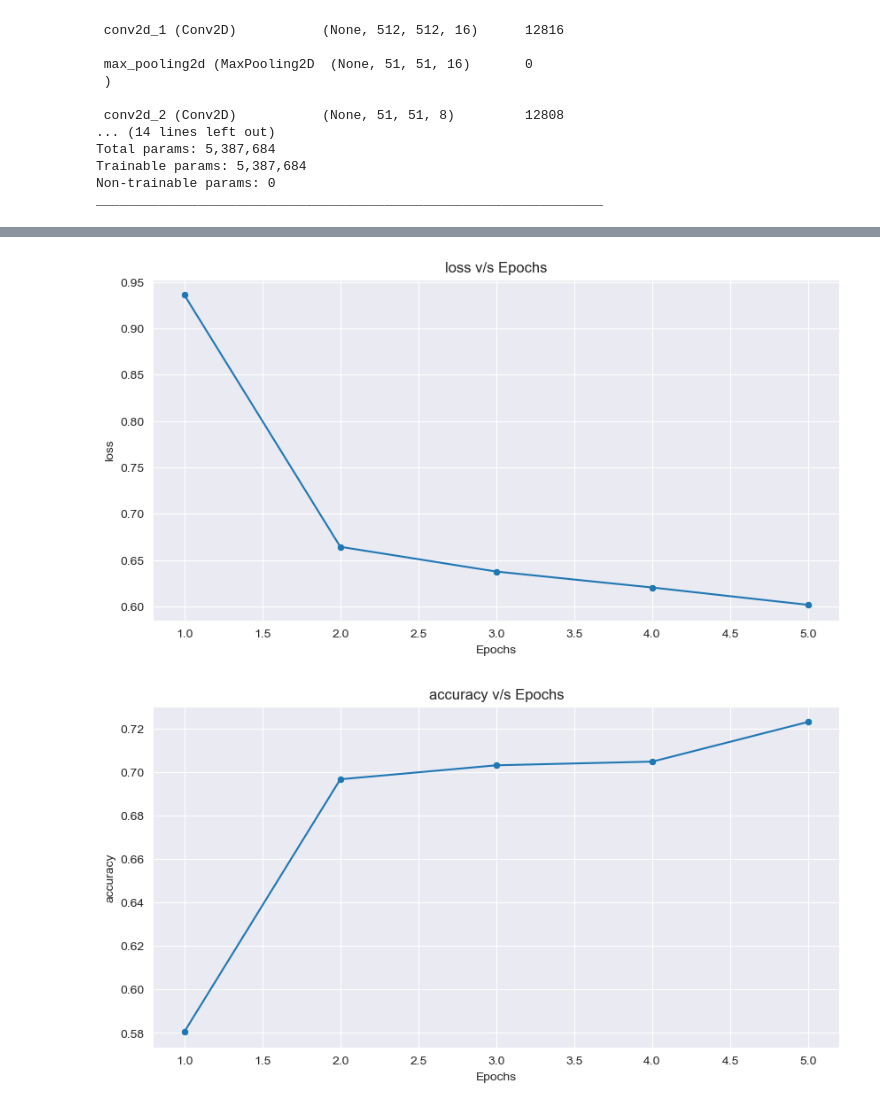
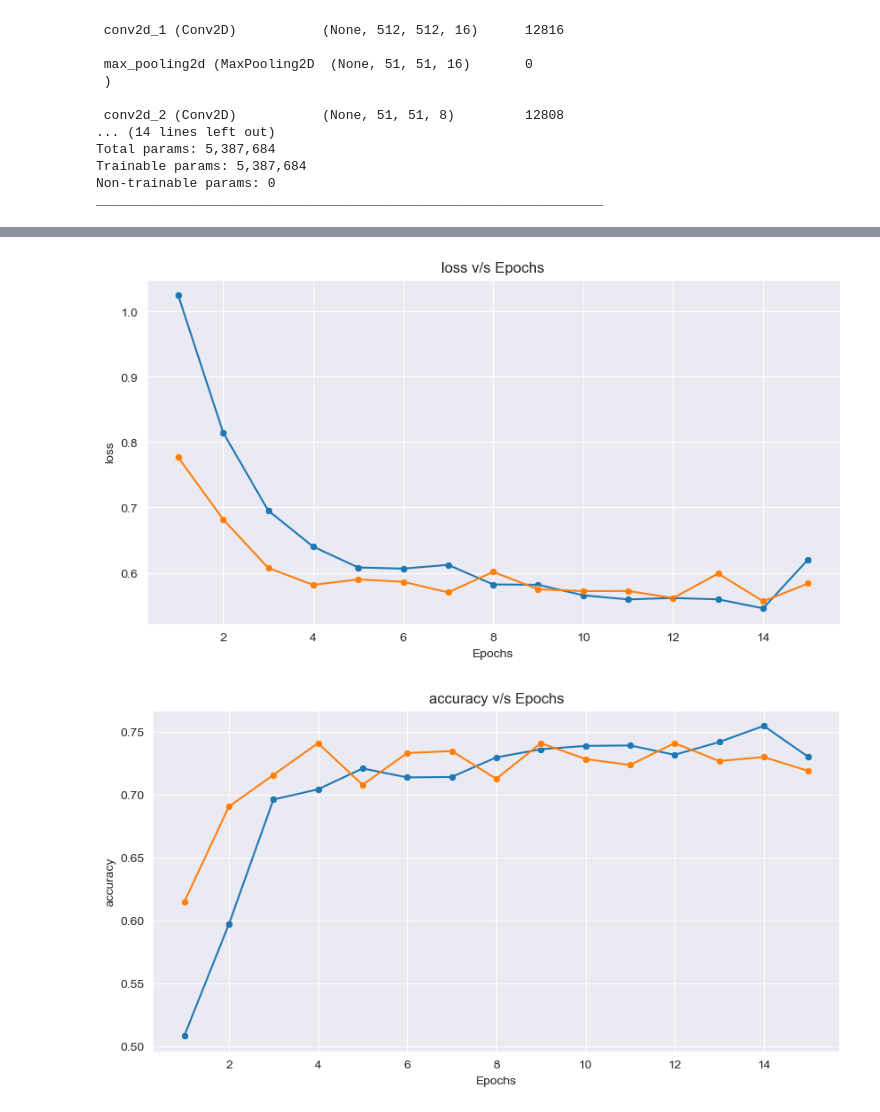
Before and after one commit to AsutoshDalei/Optic-Diseases, a Jupyter notebook: notebooks/OcularDiseaseClassification.ipynb, the cells around one changed output, grey strips where cells are left out. Cells and saved outputs as stored; diff of their text form; code cells hidden in the pictures.

```diff
--- a/notebooks/OcularDiseaseClassification.ipynb
+++ b/notebooks/OcularDiseaseClassification.ipynb
@@ -257,19 +272,27 @@ metric = 'loss'
 plt.figure(figsize=(10,5),dpi=100)
 sns.lineplot(data=historyDf,x='index',y=metric)
 sns.scatterplot(data=historyDf,x='index',y=metric)
+
+sns.lineplot(data=historyDf,x='index',y='val_loss')
+sns.scatterplot(data=historyDf,x='index',y='val_loss')
+
 plt.title(f'{metric} v/s Epochs')
 plt.xlabel('Epochs')
 plt.show()
 # %% [output]
-[figure, old version]
+[figure, new version]
 # %%
 metric = 'accuracy'
 
 plt.figure(figsize=(10,5),dpi=100)
 sns.lineplot(data=historyDf,x='index',y=metric)
 sns.scatterplot(data=historyDf,x='index',y=metric)
+
+sns.lineplot(data=historyDf,x='index',y='val_accuracy')
+sns.scatterplot(data=historyDf,x='index',y='val_accuracy')
+
 plt.title(f'{metric} v/s Epochs')
 plt.xlabel('Epochs')
 plt.show()
 # %% [output]
-[figure, old version]
+[figure, new version]
```
Also changed, not shown: parts of 3 cells of this notebook.
